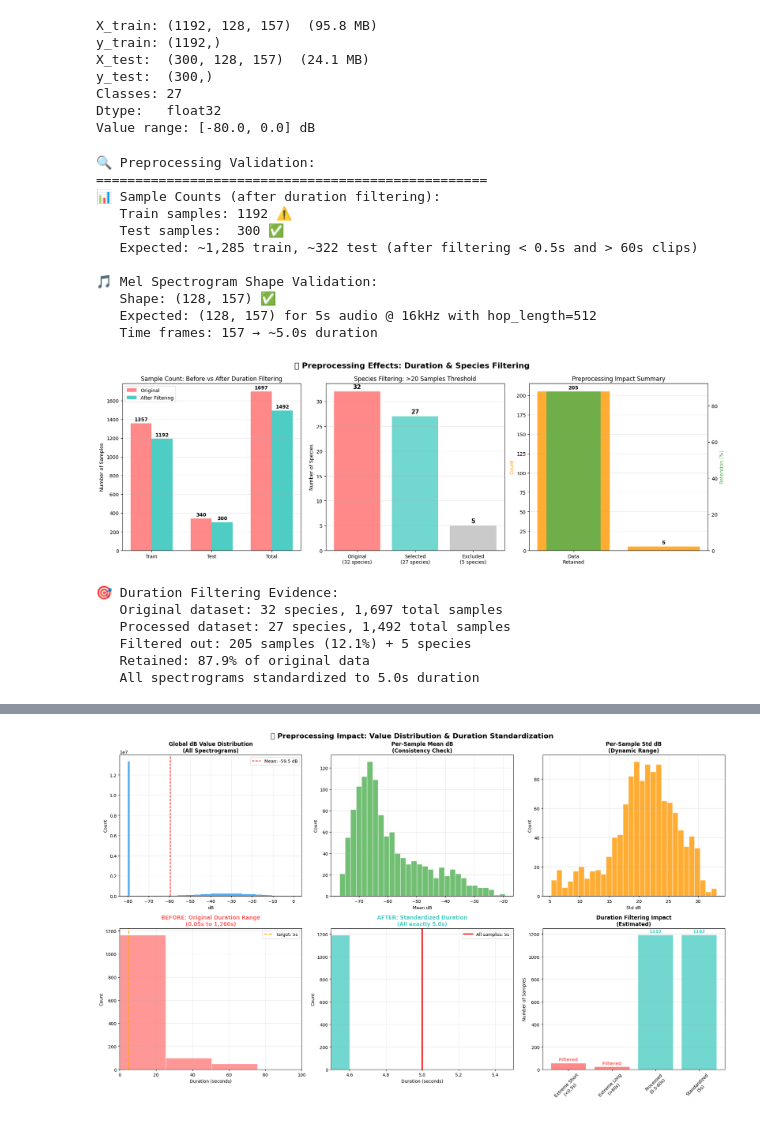
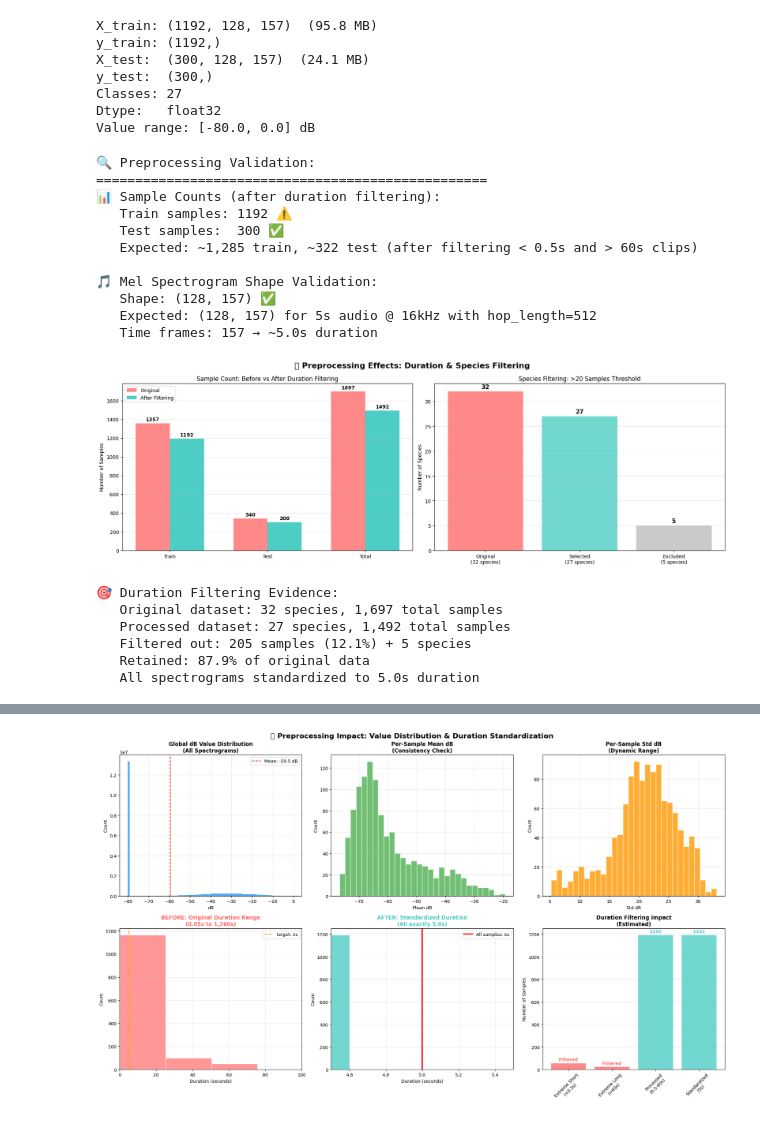
Before and after one commit to Jannik-m12/whale-call-classifier, a Jupyter notebook: notebooks/02_preprocessing_validation.ipynb, the cells around one changed output, grey strips where cells are left out. Cells and saved outputs as stored; diff of their text form; code cells hidden in the pictures.

```diff
--- a/notebooks/02_preprocessing_validation.ipynb
+++ b/notebooks/02_preprocessing_validation.ipynb
@@ -59,7 +59,7 @@ print(f"   Expected: (128, 157) for 5s audio @ 16kHz with hop_length=512")
 print(f"   Time frames: {X_train.shape[2]} → ~{X_train.shape[2] * 512 / 16000:.1f}s duration")
 
 # 📊 VISUAL 1: Before/After Sample Count Comparison
-fig, axes = plt.subplots(1, 3, figsize=(18, 6))
+fig, axes = plt.subplots(1, 2, figsize=(18, 6))
 
 # Original vs Processed Sample Counts
 original_total = 1357 + 340  # From your data exploration
@@ -108,55 +108,34 @@ for bar, count in zip(bars3, species_counts):
                     xy=(bar.get_x() + bar.get_width() / 2, bar.get_height()),
                     xytext=(0, 3),
                     textcoords="offset points",
                     ha='center', va='bottom', fontsize=12, fontweight='bold')
 
-# Data reduction summary
-reductions = ['Samples\nFiltered', 'Species\nFiltered', 'Data\nRetained']
-values = [reduction, 5, processed_total/original_total*100]
-colors = ['#FF9800', '#FF9800', '#4CAF50']
 
-bars4 = axes[2].bar(reductions[:2], values[:2], color=colors[:2], alpha=0.8)
-# Different scale for retention percentage
-ax2 = axes[2].twinx()
-bar5 = ax2.bar(reductions[2], values[2], color=colors[2], alpha=0.8, width=0.6)
-
-axes[2].set_ylabel('Count', color='#FF9800')
-ax2.set_ylabel('Retention (%)', color='#4CAF50')
-axes[2].set_title('Preprocessing Impact Summary')
-axes[2].grid(True, alpha=0.3, axis='y')
-
-# Add value labels
-axes[2].annotate(f'{int(values[0])}', xy=(0, values[0]), xytext=(0, 3),
-                textcoords="offset points", ha='center', va='bottom', fontweight='bold')
-axes[2].annotate(f'{int(values[1])}', xy=(1, values[1]), xytext=(0, 3),
-                textcoords="offset points", ha='center', va='bottom', fontweight='bold')
-ax2.annotate(f'{values[2]:.1f}%', xy=(2, values[2]), xytext=(0, 3),
-            textcoords="offset points", ha='center', va='bottom', fontweight='bold', color='#4CAF50')
 
 plt.suptitle('🐋 Preprocessing Effects: Duration & Species Filtering', fontsize=16, fontweight='bold')
 plt.tight_layout()
 plt.savefig('../results/preprocessing_effects_comparison.png', dpi=300, bbox_inches='tight')
 plt.show()
 
 print(f"\n🎯 Duration Filtering Evidence:")
 print(f"   Original dataset: 32 species, {original_total:,} total samples")
 print(f"   Processed dataset: 27 species, {processed_total:,} total samples")
 print(f"   Filtered out: {reduction} samples ({reduction/original_total*100:.1f}%) + 5 species")
 print(f"   Retained: {processed_total/original_total*100:.1f}% of original data")
 print(f"   All spectrograms standardized to {X_train.shape[2] * 512 / 16000:.1f}s duration")
 # %% [output]
 🔍 Preprocessing Validation:
 ==================================================
 📊 Sample Counts (after duration filtering):
    Train samples: 1192 ⚠️
    Test samples:  300 ✅
    Expected: ~1,285 train, ~322 test (after filtering < 0.5s and > 60s clips)
 
 🎵 Mel Spectrogram Shape Validation:
    Shape: (128, 157) ✅
    Expected: (128, 157) for 5s audio @ 16kHz with hop_length=512
    Time frames: 157 → ~5.0s duration
-[figure, old version]
+[figure, new version]
 🎯 Duration Filtering Evidence:
    Original dataset: 32 species, 1,697 total samples
    Processed dataset: 27 species, 1,492 total samples
```
Also changed, not shown: parts of 2 cells of this notebook, 25 other files.
